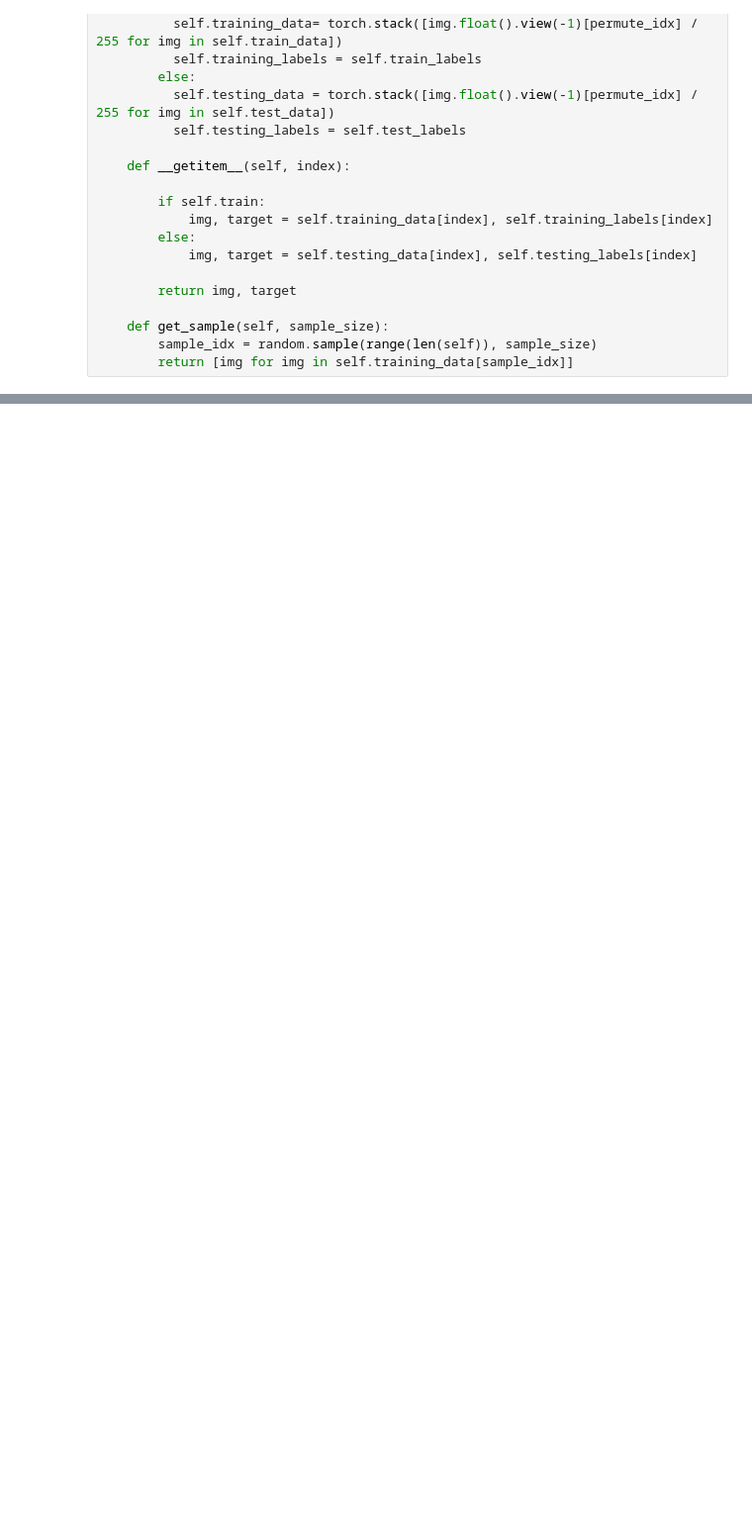
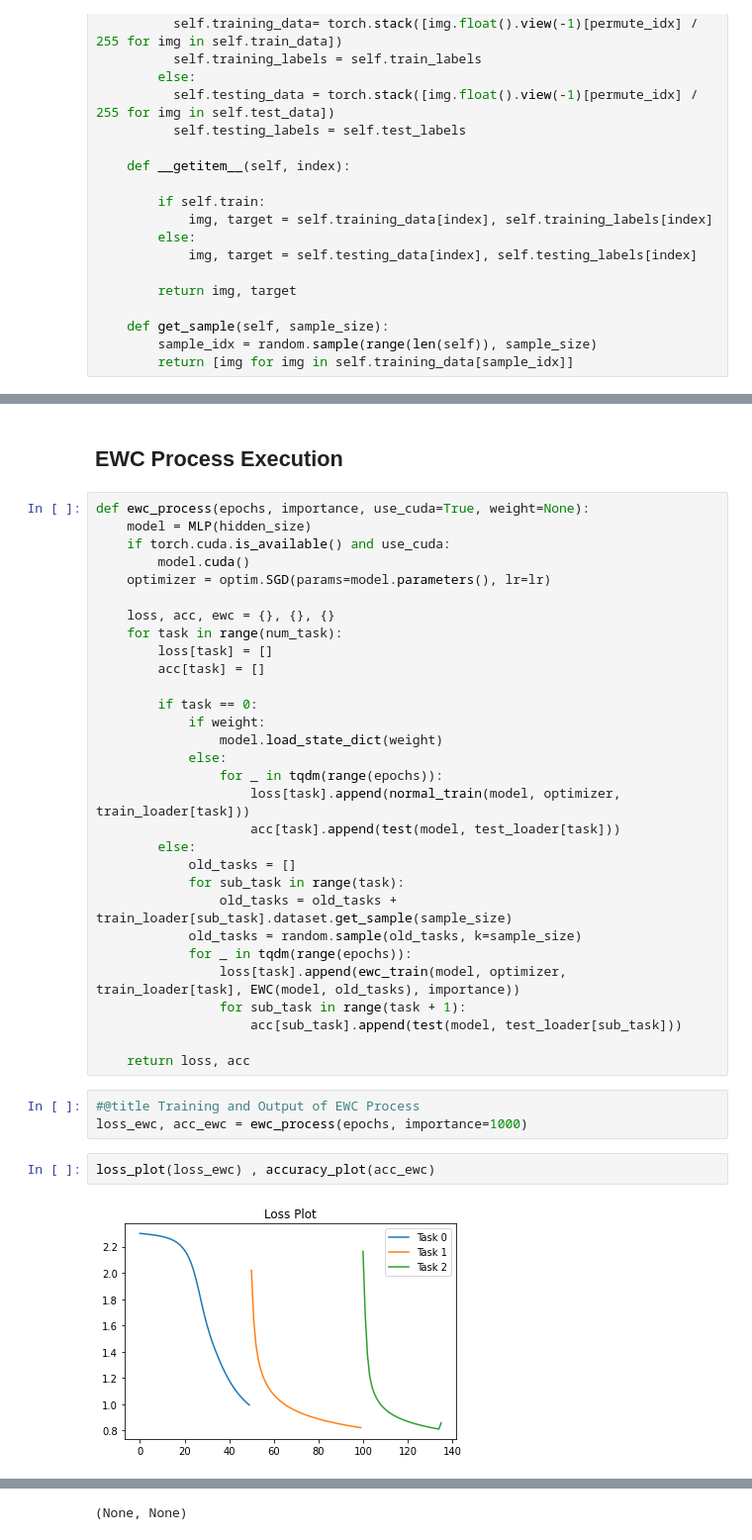
Before and after one commit to peeyushsinghal/ContinualLearning, a Jupyter notebook: EWC_experiment.ipynb, the cells around one changed output, grey strips where cells are left out. Shown at 99% size. Cells and saved outputs as stored; diff of their text form; blank space fills up the shorter version.

```diff
--- a/EWC_experiment.ipynb
+++ b/EWC_experiment.ipynb
@@ -137,0 +334,39 @@ label :  4
+# %% [markdown]
+## EWC Process Execution
+# %%
+def ewc_process(epochs, importance, use_cuda=True, weight=None):
+    model = MLP(hidden_size)
+    if torch.cuda.is_available() and use_cuda:
+        model.cuda()
+    optimizer = optim.SGD(params=model.parameters(), lr=lr)
+
+    loss, acc, ewc = {}, {}, {}
+    for task in range(num_task):
+        loss[task] = []
+        acc[task] = []
+
+        if task == 0:
+            if weight:
+                model.load_state_dict(weight)
+            else:
+                for _ in tqdm(range(epochs)):
+                    loss[task].append(normal_train(model, optimizer, train_loader[task]))
+                    acc[task].append(test(model, test_loader[task]))
+        else:
+            old_tasks = []
+            for sub_task in range(task):
+                old_tasks = old_tasks + train_loader[sub_task].dataset.get_sample(sample_size)
+            old_tasks = random.sample(old_tasks, k=sample_size)
+            for _ in tqdm(range(epochs)):
+                loss[task].append(ewc_train(model, optimizer, train_loader[task], EWC(model, old_tasks), importance))
+                for sub_task in range(task + 1):
+                    acc[sub_task].append(test(model, test_loader[sub_task]))
+
+    return loss, acc
+# %%
+#@title Training and Output of EWC Process
+loss_ewc, acc_ewc = ewc_process(epochs, importance=1000)
+# %%
+loss_plot(loss_ewc) , accuracy_plot(acc_ewc)
+# %% [output]
+[figure, added]
@@ -137,0 +374 @@ label :  4
+(None, None)
```
Also changed, not shown: parts of 31 cells of this notebook.
